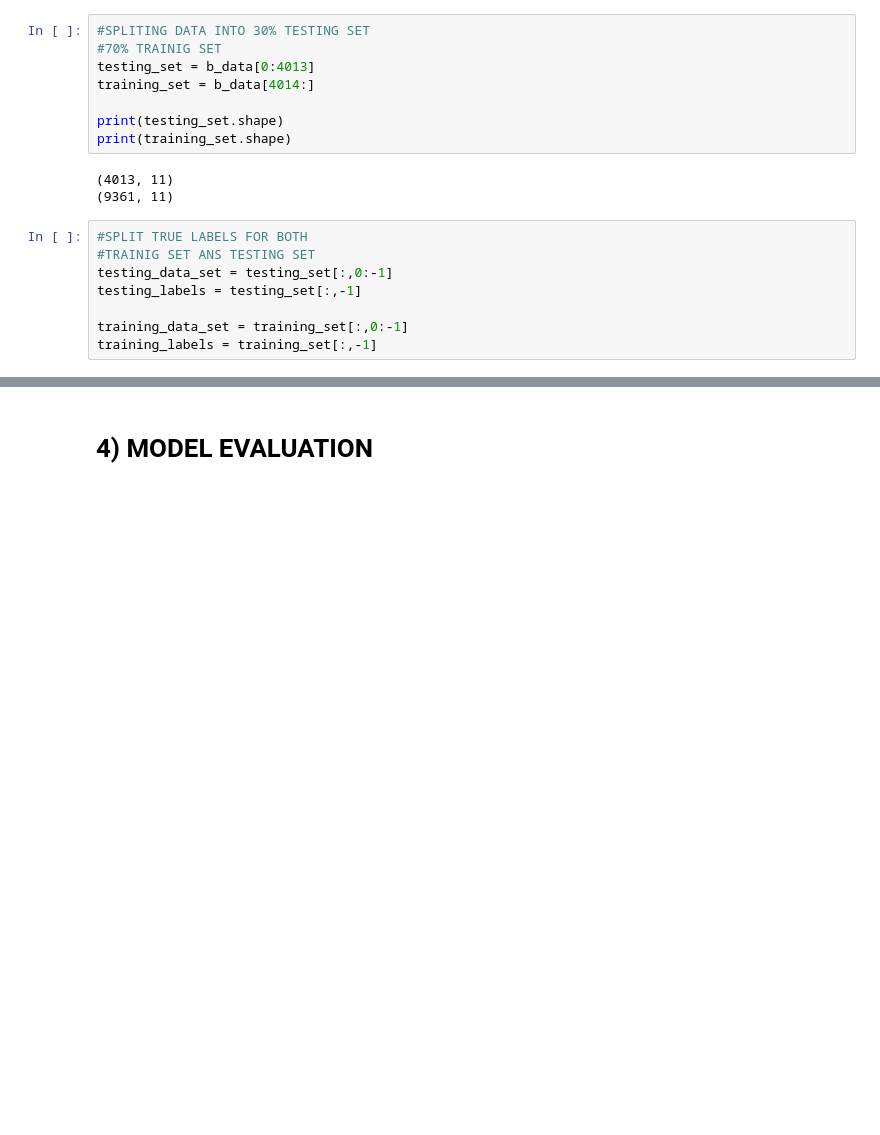
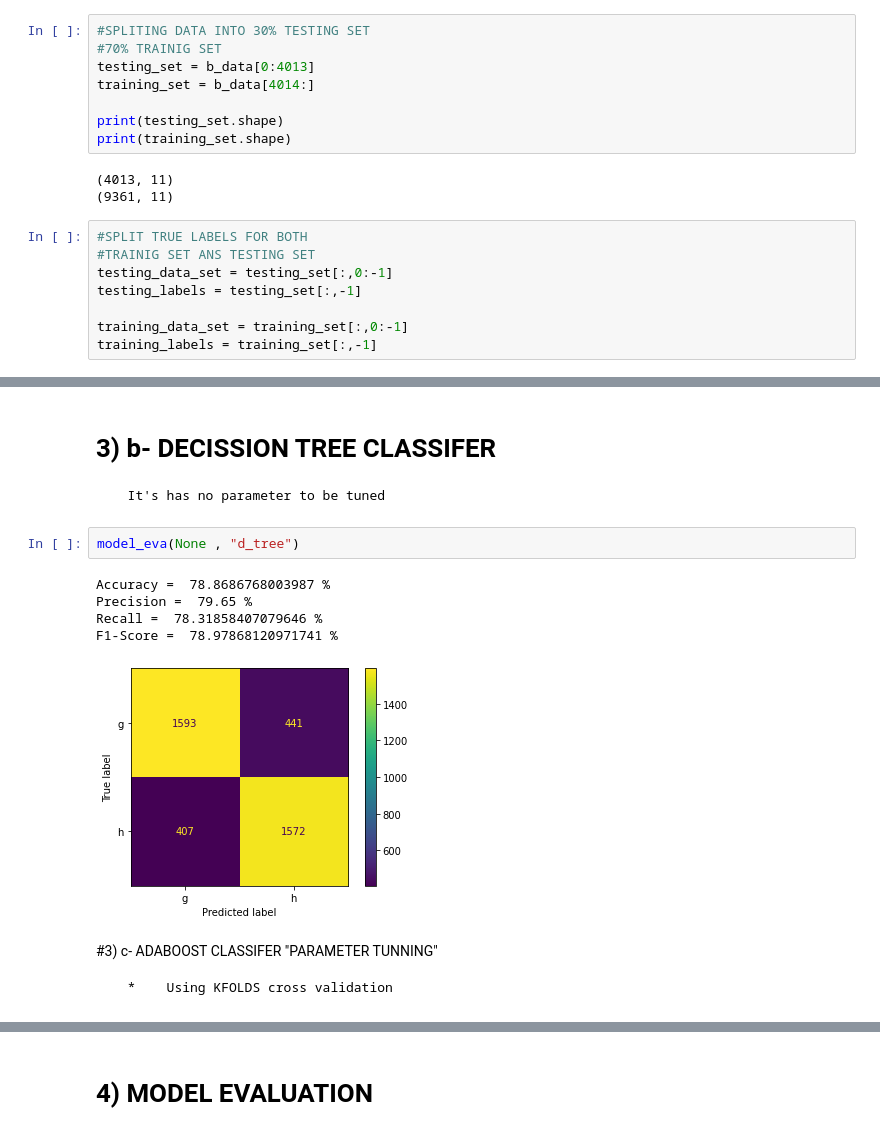
Before and after one commit to ahmedabdelkabier/ML_Data_Classification, a Jupyter notebook: Data_Classification_AI.ipynb, the cells around one changed output, grey strips where cells are left out. Cells and saved outputs as stored; diff of their text form; blank space fills up the shorter version.

```diff
--- a/Data_Classification_AI.ipynb
+++ b/Data_Classification_AI.ipynb
@@ -117,0 +120,16 @@ Model_accuracy =  77.00145462055123 %
+# %% [markdown]
+# 3) b- DECISSION TREE CLASSIFER
+
+      It's has no parameter to be tuned
+# %%
+model_eva(None , "d_tree")
+# %% [output]
+Accuracy =  78.8686768003987 %
+Precision =  79.65 %
+Recall =  78.31858407079646 %
+F1-Score =  78.97868120971741 %
+[figure, added]
+# %% [markdown]
+#3) c- ADABOOST CLASSIFER "PARAMETER TUNNING"
+
+      *    Using KFOLDS cross validation
```
Also changed, not shown: parts of 18 cells of this notebook.
